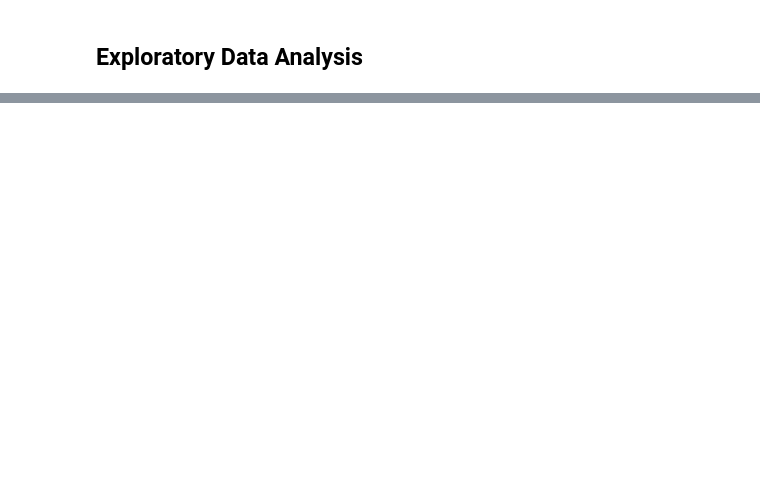
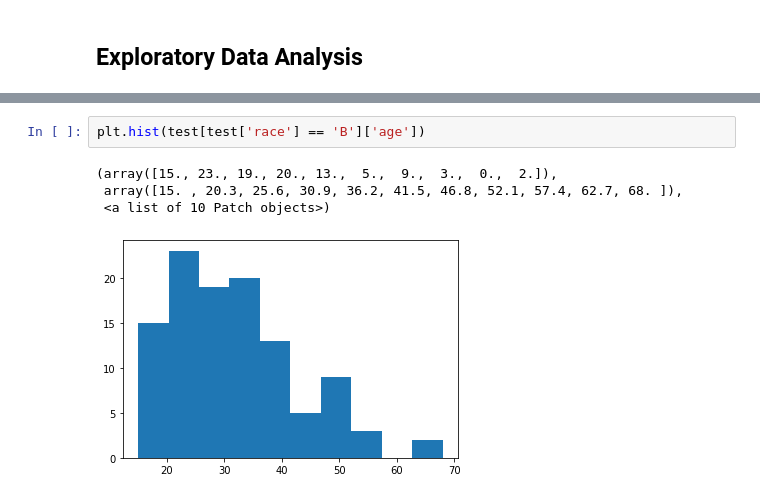
Before and after one commit to csauyong/police-brutality, a Jupyter notebook: analysis.ipynb, the cells around one changed output, grey strips where cells are left out. Drawn from its saved outputs; the diff is of its cells as text; blank space fills up the shorter version.

```diff
--- a/analysis.ipynb
+++ b/analysis.ipynb
@@ -133,0 +399,7 @@ We hypothesizes that lower the white people share, higher the fatal count.
+# %%
+plt.hist(test[test['race'] == 'B']['age'])
+# %% [output]
+(array([15., 23., 19., 20., 13.,  5.,  9.,  3.,  0.,  2.]),
+ array([15. , 20.3, 25.6, 30.9, 36.2, 41.5, 46.8, 52.1, 57.4, 62.7, 68. ]),
+ <a list of 10 Patch objects>)
+[figure, added]
```
Also changed, not shown: parts of 44 cells of this notebook.
